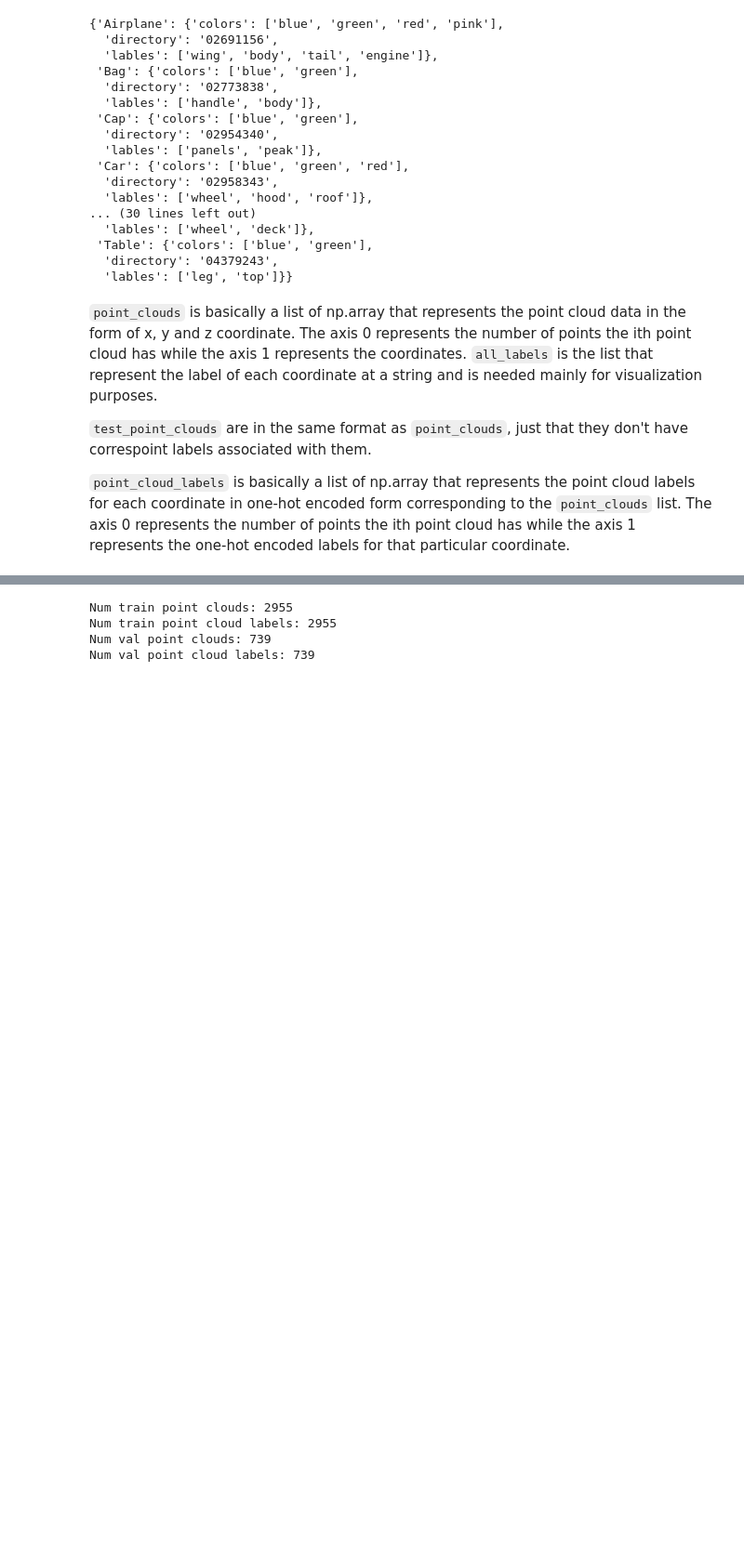
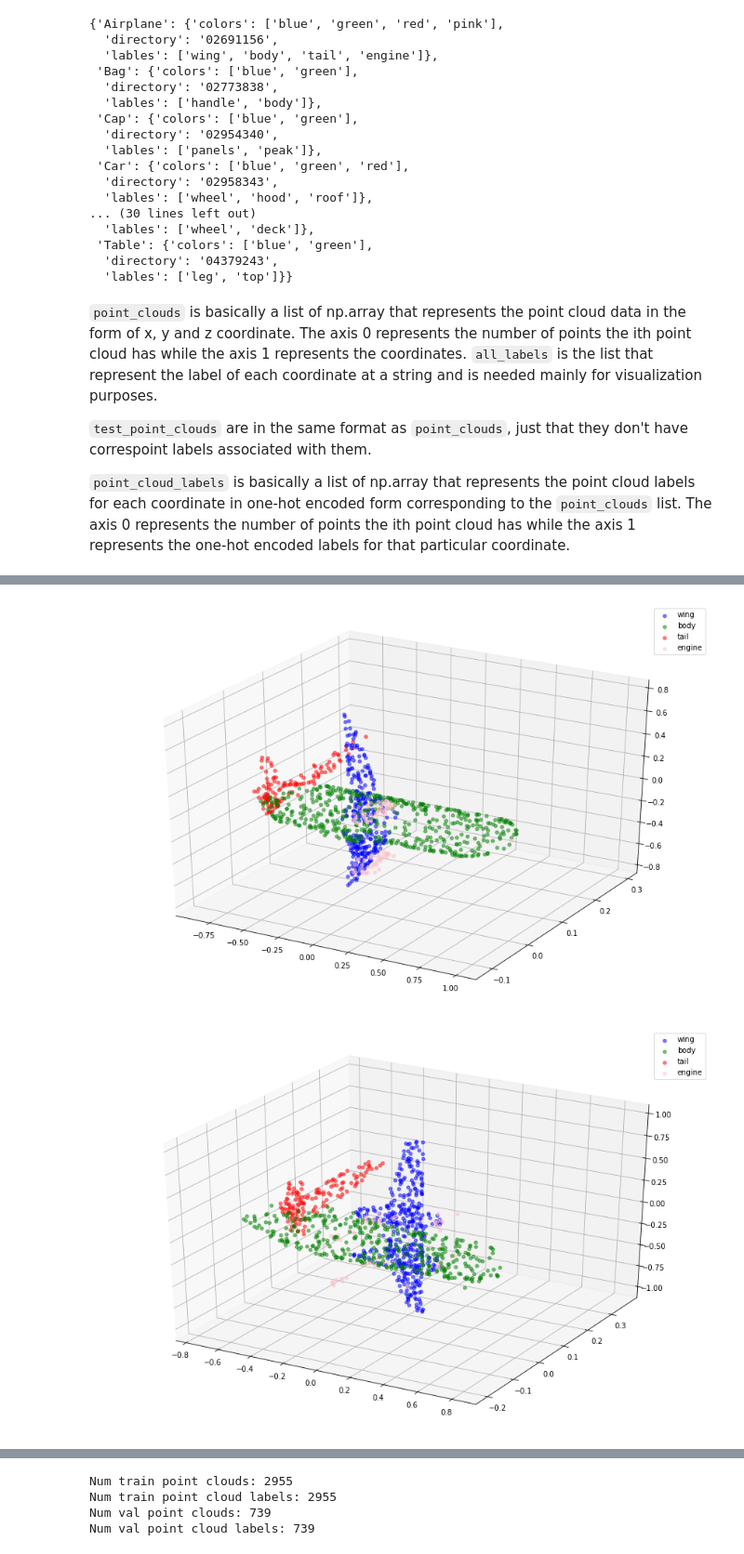
Before and after one commit to soumik12345/point-cloud-segmentation, a Jupyter notebook: notebooks/pointnet_shapenet.ipynb, the cells around one changed output, grey strips where cells are left out. Shown at 93% size. Cells and saved outputs as stored; diff of their text form; code cells hidden in the pictures; blank space fills up the shorter version.

```diff
--- a/notebooks/pointnet_shapenet.ipynb
+++ b/notebooks/pointnet_shapenet.ipynb
@@ -32,5 +23,5 @@ import plotly.graph_objects as go
 # %%
-with open('./PartAnnotation/metadata.json') as json_file:
+with open('/tmp/.keras/datasets/PartAnnotation/metadata.json') as json_file:
     metadata = json.load(json_file)
 
 metadata
@@ -53,11 +44,12 @@ metadata
   'directory': '04379243',
   'lables': ['leg', 'top']}}
 # %%
-points_dir = './PartAnnotation/{}/points'.format(metadata['Airplane']['directory'])
-labels_dir = './PartAnnotation/{}/points_label'.format(metadata['Airplane']['directory'])
+points_dir = '/tmp/.keras/datasets/PartAnnotation/{}/points'.format(metadata['Airplane']['directory'])
+labels_dir = '/tmp/.keras/datasets/PartAnnotation/{}/points_label'.format(metadata['Airplane']['directory'])
 LABELS = metadata['Airplane']['lables']
 COLORS = metadata['Airplane']['colors']
 VAL_SPLIT = 0.2
+N_SAMPLE_POINTS = 1024
 # %%
 points_files = glob(os.path.join(points_dir, '*.pts'))
 # %%
@@ -135,16 +127,16 @@ def visualize_data_plotly(index):
     )
     fig.show()
 # %%
-def visualize_data_plt(index):
+def visualize_data_plt(point_cloud, labels):
     df = pd.DataFrame(
         data={
-            'x': point_clouds[index][:, 0],
-            'y': point_clouds[index][:, 1],
-            'z': point_clouds[index][:, 2],
-            'label': all_labels[index],
+            'x': point_cloud[:, 0],
+            'y': point_cloud[:, 1],
+            'z': point_cloud[:, 2],
+            'label': labels,
         }
     )
-    fig = plt.figure(figsize=(15,10))
+    fig = plt.figure(figsize=(15, 10))
     ax = plt.axes(projection='3d')
     for index, label in enumerate(LABELS):
         c_df = df[df['label'] == label]
@@ -175,0 +164,26 @@ visualize_data_plotly(300)
+# %%
+for index in tqdm(range(len(point_clouds))):
+    current_point_cloud = point_clouds[index]
+    current_label_cloud = point_cloud_labels[index]
+    current_labels = all_labels[index]
+    n_points = len(current_point_cloud)
+    # Randomly sampling respective indices
+    sampled_indices = random.sample(list(range(n_points)), N_SAMPLE_POINTS)
+    # Sampling points corresponding to sampled indices
+    sampled_point_cloud = np.array([current_point_cloud[i] for i in sampled_indices])
+    # Sampling corresponding one-hot encoded labels
+    sampled_label_cloud = np.array([current_label_cloud[i] for i in sampled_indices])
+    # Sampling corresponding labels for visualization
+    sampled_labels = np.array([current_labels[i] for i in sampled_indices])
+    # Normalizing sampled point cloud
+    norm_point_cloud = sampled_point_cloud - np.mean(sampled_point_cloud, axis=0)
+    norm_point_cloud /= np.max(np.linalg.norm(norm_point_cloud, axis=1))
+    point_clouds[index] = norm_point_cloud
+    point_cloud_labels[index] = sampled_label_cloud
+    all_labels[index] = sampled_labels
+# %%
+visualize_data_plt(point_clouds[0], all_labels[0])
+visualize_data_plt(point_clouds[300], all_labels[300])
+# %% [output]
+[figure, added]
+[figure, added]
```
Also changed, not shown: parts of 13 cells of this notebook.
